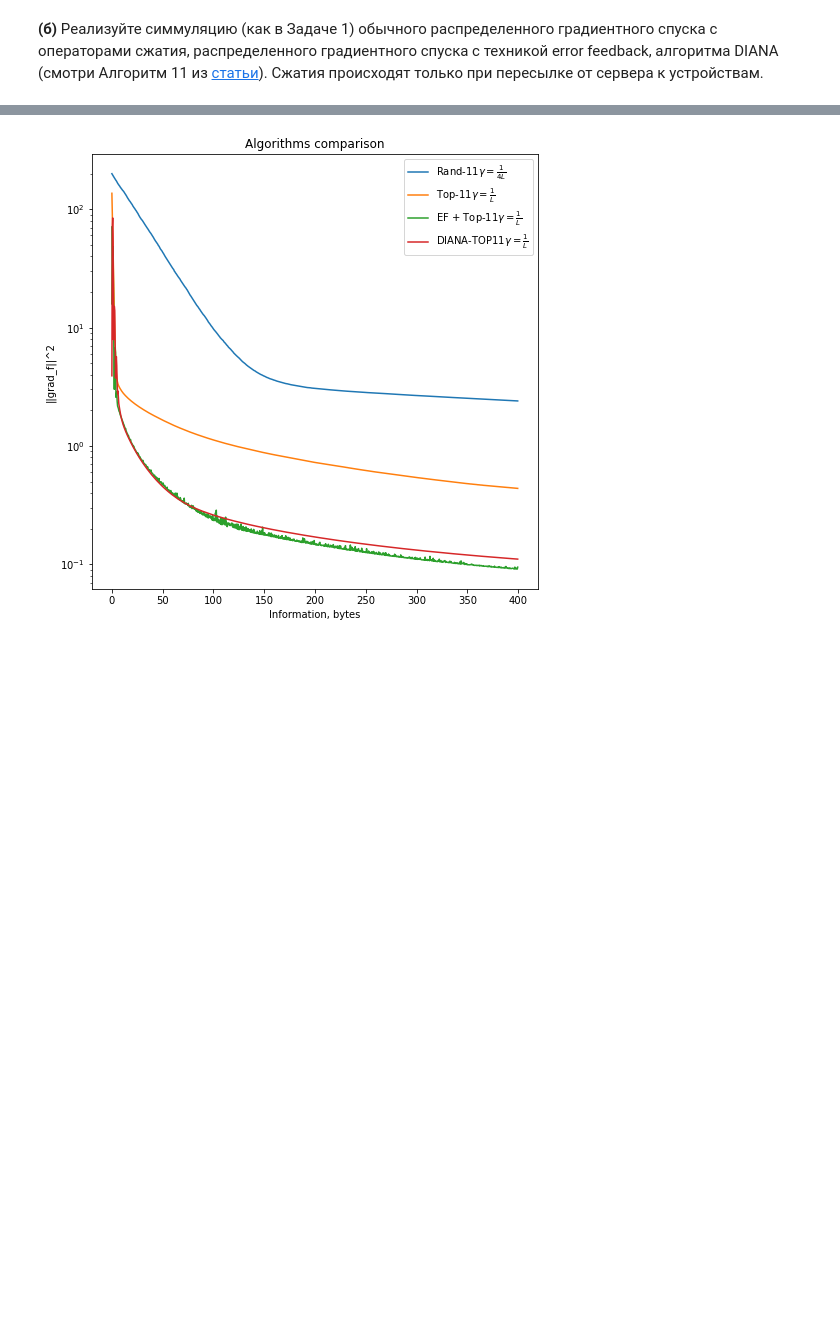
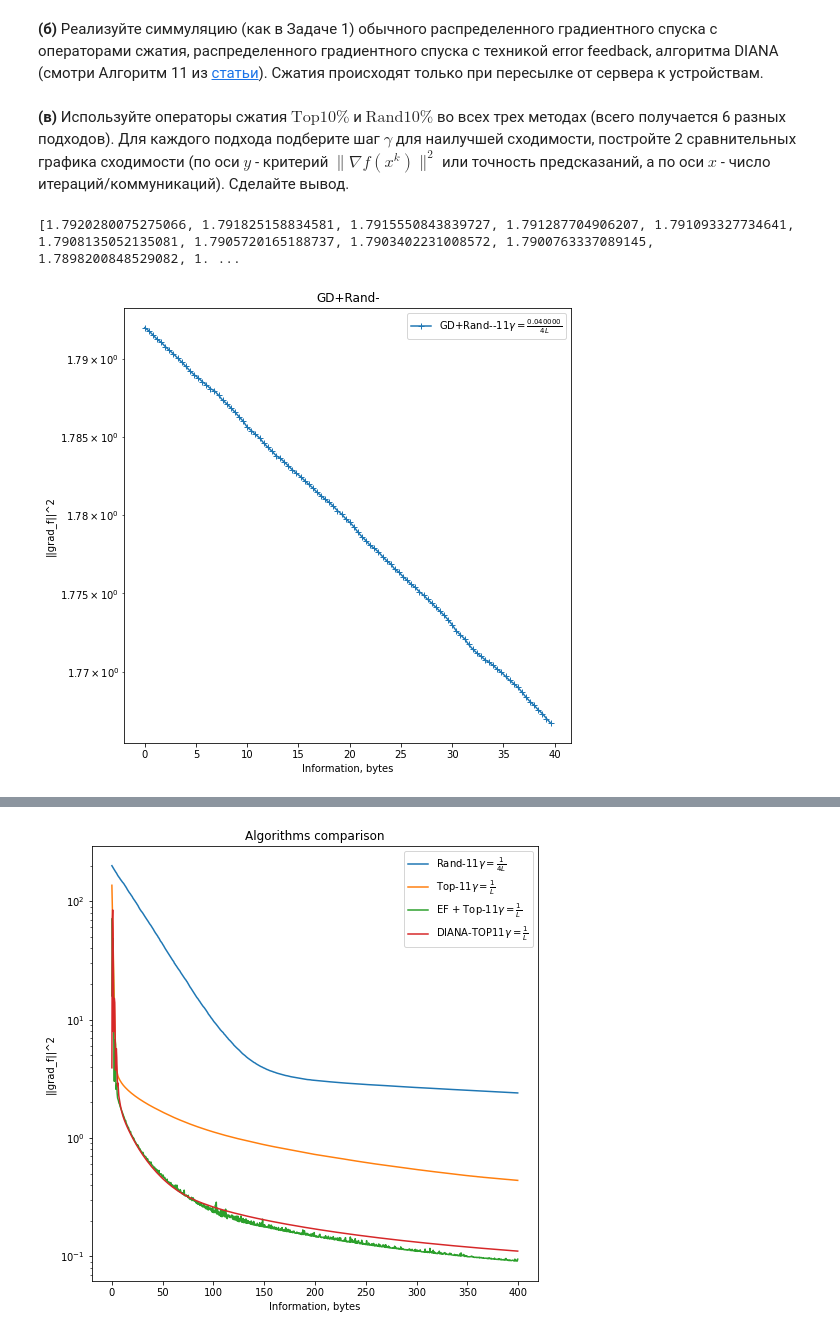
Before and after one commit to k2a07/MIPT-homeworks, a Jupyter notebook: Acharya_Kirill_Optimization_HW_7.ipynb, the cells around one changed output, grey strips where cells are left out. Saved outputs shown, nothing was run; the diff lists cells and outputs as text; code cells hidden in the pictures; blank space fills up the shorter version.

```diff
--- a/Acharya_Kirill_Optimization_HW_7.ipynb
+++ b/Acharya_Kirill_Optimization_HW_7.ipynb
@@ -71,7 +71,9 @@ def best_compressor_alg(title, n_iter, compression_coeff, c_param_list, y_lim =
                                     top_k_param = k_param, rand_k_param = k_param,
                                     y_lim = y_lim, diana_activate=diana_activate, ef_activate=ef_activate
                                     )
-    best_points_arr, best_differences_arr, best_times_arr = best_alg.descent()
+    best_points_arr, best_differences_arr, best_times_arr, best_acc_arr = best_alg.descent()
+    best_information = [compression_coeff * FLOAT_BYTES * _ for _ in range(len(best_differences_arr))]
+
     idx, best_idx = 0, 0
     for args['c'] in c_param_list:
         check_alg = opt.GradientOptimizer(
@@ -81,7 +83,7 @@ def best_compressor_alg(title, n_iter, compression_coeff, c_param_list, y_lim =
                                     top_k_param = k_param, rand_k_param = k_param,
                                     y_lim = y_lim, diana_activate=diana_activate, ef_activate=ef_activate
                                     )
-        points_arr, differences_arr, times_arr = check_alg.descent()
+        points_arr, differences_arr, times_arr, acc_arr = check_alg.descent()
 
         if (len(differences_arr) < len(best_differences_arr)):
             best_alg = check_alg
@@ -333,8 +297,24 @@ def d_f_mushrooms_grad(x, args):
+# %%
+def d_logloss_mushrooms(w, args):
+    ans = 0
+    for i in range(len(args['X_train'])):
+        ans += np.log(1 + np.exp(-(w @ args["X_train"][i]) * args["y_train"][i]))
+    return ans / len(args["X_train"])
+
+def d_logloss_grad_mushrooms (w, args):
+    grad_list = []
+    for j in range(args['n_workers']):
+        n_samples = len(args['X_train_list'][j])
+
+        grad_j = np.zeros(w.size)
+
+        for i in range(n_samples):
+            grad_j -= np.real(args['y_train_list'][j][i] * args['X_train_list'][j][i] * np.exp(- w.dot(args['X_train_list'][j][i]) * args["y_train_list"][j][i]) / (1 + np.exp(- w.dot(args['X_train_list'][j][i]) * args['X_train_list'][j][i])))
+        grad_j /= n_samples
+        grad_list.append(grad_j)
+
+    return grad_list
 # %% [markdown]
 __(б)__ Реализуйте симмуляцию (как в Задаче 1) обычного распределенного градиентного спуска с операторами сжатия, распределенного градиентного спуска с техникой error feedback, алгоритма DIANA (смотри Алгоритм 11 из [статьи](https://arxiv.org/abs/1905.11261)). Сжатия происходят только при пересылке от сервера к устройствам.
-# %%
-#---DATA--------------------------------------------------------------------------------------
-x, y, labels = [], [], []
-n_iter = 1000
-compression_coeff = 0.1
-information = [compression_coeff * FLOAT_BYTES * _ for _ in range(n_iter)]
+# %% [markdown]
+__(в)__ Используйте операторы сжатия $\text{Top}10\%$ и $\text{Rand}10\%$ во всех трех методах (всего получается 6 разных подходов). Для каждого подхода подберите шаг $\gamma$ для наилучшей сходимости, постройте 2 сравнительных графика сходимости (по оси $y$ - критерий $\| \nabla f(x^k)\|^2$ или точность предсказаний, а по оси $x$ - число итераций/коммуникаций). Сделайте вывод.
@@ -340,0 +395,16 @@ information = [compression_coeff * FLOAT_BYTES * _ for _ in range(n_iter)]
+# %%
+#LR fitting GD + Rand10%
+title = "GD+Rand-"
+n_iter = 100
+compression_coeff = 0.1
+c_param_list = [0.04]
+x, y, labels, best_alg, best_information, best_differences_arr, best_label, best_idx, accs, best_points_arr = best_compressor_alg_loss(
+                                            d_logloss_mushrooms, d_logloss_grad_mushrooms, title,
+                                            n_iter, compression_coeff, c_param_list, y_lim = 1e-2,
+                                            rand_k_activate = True, top_k_activate = False, diana_activate = False,
+                                            ef_activate = False
+                                            )
+opt.plot_graphs(x, y, x_label = "Information, bytes", lines_labels = labels, title = title, logscale = True, criteria_type = "||grad_f||^2", idx_marker_arr = best_idx)
+# %% [output]
+[1.7920280075275066, 1.791825158834581, 1.7915550843839727, 1.791287704906207, 1.791093327734641, 1.7908135052135081, 1.7905720165188737, 1.7903402231008572, 1.7900763337089145, 1.7898200848529082, 1. ...
+[figure, added]
```
Also changed, not shown: parts of 14 cells of this notebook, 1 other file.
